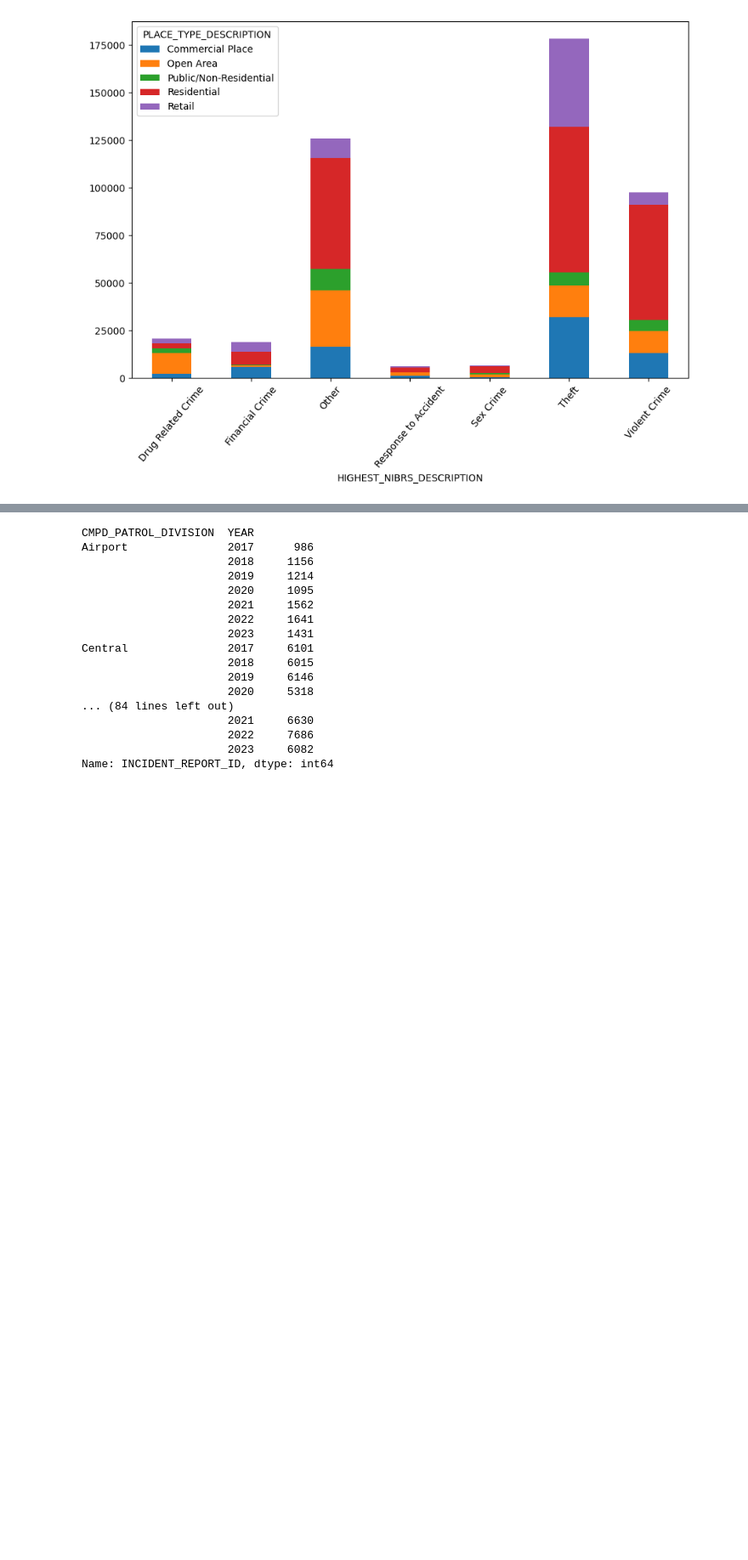
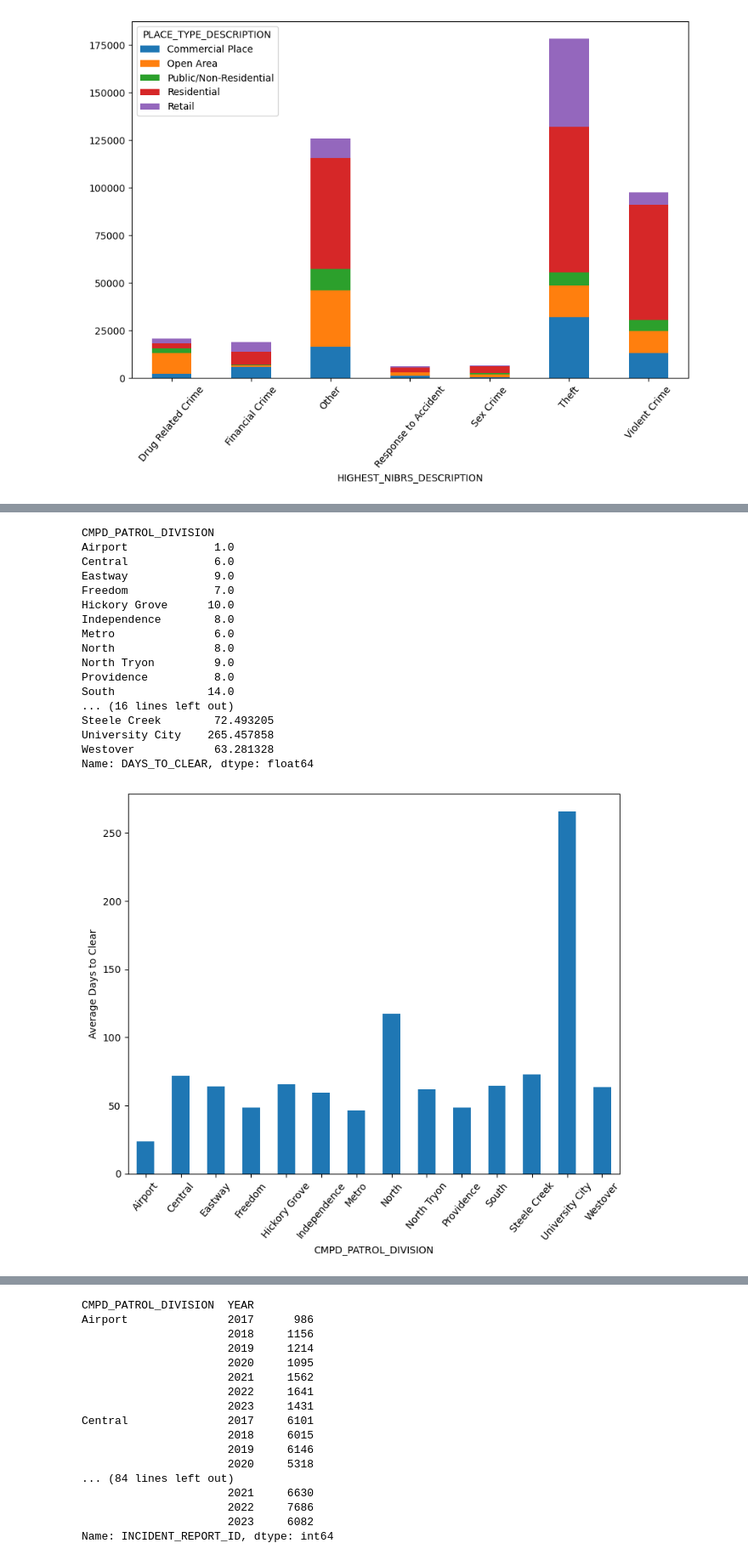
Before and after one commit to jdsouthern/bootcamp-project-1-EDA, a Jupyter notebook: Project 1/CMPD_Crime.ipynb, the cells around one changed output, grey strips where cells are left out. Shown at 85% size. Saved outputs shown, nothing was run; the diff lists cells and outputs as text; code cells hidden in the pictures; blank space fills up the shorter version.

Commit message:
Clearance time graphs

```diff
--- a/Project 1/CMPD_Crime.ipynb
+++ b/Project 1/CMPD_Crime.ipynb
@@ -177,0 +205,3 @@ plt.savefig('placeType18_22.png')
+# %%
+clearTimesDF = cleancrimeDFv2.dropna(axis=0, how='any')
+clearTimesDF.head()
@@ -177,0 +230,26 @@ plt.savefig('placeType18_22.png')
+# %%
+from datetime import datetime
+
+def days_between(d1, d2):
+    d1 = datetime.strptime(d1[0:10], "%Y/%m/%d")
+    d2 = datetime.strptime(d2[0:10], "%Y/%m/%d")
+    return (d2 - d1).days
+
+start = clearTimesDF['DATE_INCIDENT_END'].tolist()
+clear = clearTimesDF['CLEARANCE_DATE'].tolist()
+
+#bad_str = " 00:00:00+00"
+#if bad_str in start:
+    #start.replace(bad_str, '')
+#for i in start:
+    #i.replace(bad_str, '')
+#print(start)
+#index = 0
+
+#while index < 100:
+    #days_between(start[index], clear[index])
+    #index += 1
+timeCleared = []
+for i in range(len(start)):
+    timeCleared.append(days_between(start[i], clear[i]))
+print(timeCleared)
@@ -177,0 +258,4 @@ plt.savefig('placeType18_22.png')
+# %%
+#daysToClear = {DAYS_TO_CLEAR:timeCleared}
+clearTimesDF['DAYS_TO_CLEAR'] = timeCleared
+clearTimesDF.head()
@@ -177,0 +275,26 @@ plt.savefig('placeType18_22.png')
+# %%
+avgByPrecinct = clearTimesDF.groupby(['CMPD_PATROL_DIVISION'])['DAYS_TO_CLEAR'].mean()
+medianByPrecinct = clearTimesDF.groupby(['CMPD_PATROL_DIVISION'])['DAYS_TO_CLEAR'].median()
+print(medianByPrecinct)
+print(avgByPrecinct)
+figs = avgByPrecinct.plot(kind='bar', subplots=False, rot=50, figsize=(9, 7), legend=False, ylabel="Average Days to Clear")
+plt.savefig('avgClearDays.png')
+# %% [output]
+CMPD_PATROL_DIVISION
+Airport             1.0
+Central             6.0
+Eastway             9.0
+Freedom             7.0
+Hickory Grove      10.0
+Independence        8.0
+Metro               6.0
+North               8.0
+North Tryon         9.0
+Providence          8.0
+South              14.0
+... (16 lines left out)
+Steele Creek        72.493205
+University City    265.457858
+Westover            63.281328
+Name: DAYS_TO_CLEAR, dtype: float64
+[figure, added]
```
Also changed, not shown: parts of 7 cells of this notebook, 2 other files.
